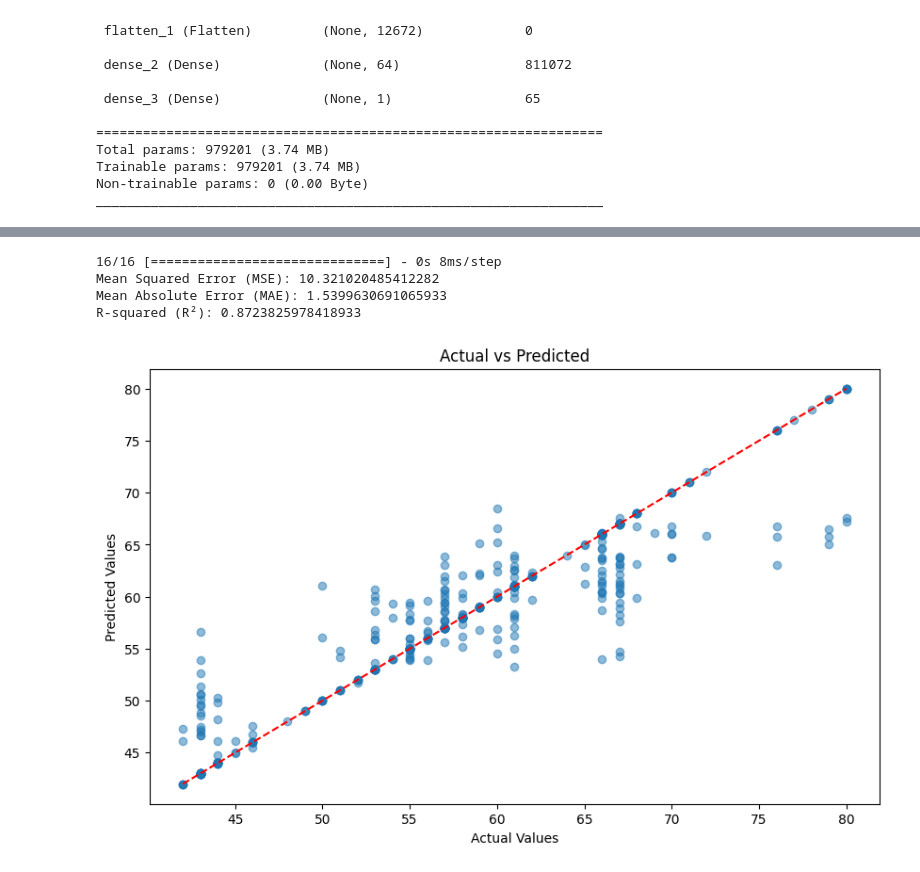
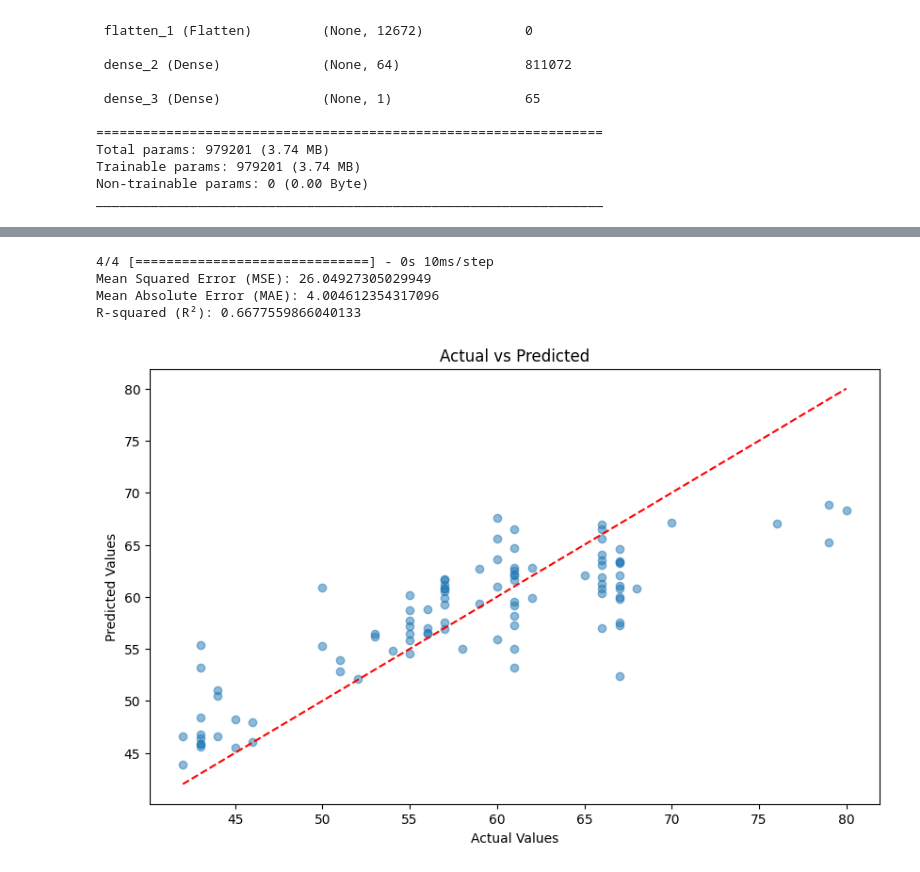
Before and after one commit to Uchan99/AI-Study, a Jupyter notebook: PaperWork/PPG/MIMIC-III_CNN(240817)_20000sample.ipynb, the cells around one changed output, grey strips where cells are left out. Cells and saved outputs as stored; diff of their text form; code cells hidden in the pictures.

```diff
--- a/PaperWork/PPG/MIMIC-III_CNN(240817)_20000sample.ipynb
+++ b/PaperWork/PPG/MIMIC-III_CNN(240817)_20000sample.ipynb
@@ -425,28 +425,28 @@ plt.show()
 # %%
 from sklearn.metrics import mean_squared_error, mean_absolute_error, r2_score
 
-predy = model.predict(X_dbp)
+predy = model.predict(X_test_dbp)
 
 # 평가 지표 계산
-mse = mean_squared_error(y_dbp, predy)
-mae = mean_absolute_error(y_dbp, predy)
-r2 = r2_score(y_dbp, predy)
+mse = mean_squared_error(y_test_dbp, predy)
+mae = mean_absolute_error(y_test_dbp, predy)
+r2 = r2_score(y_test_dbp, predy)
 
 print(f"Mean Squared Error (MSE): {mse}")
 print(f"Mean Absolute Error (MAE): {mae}")
 print(f"R-squared (R²): {r2}")
 
 # 실제값과 예측값 비교 시각화
 plt.figure(figsize=(10, 6))
-plt.scatter(y_dbp, predy, alpha=0.5)
-plt.plot([y_dbp.min(), y_dbp.max()], [y_dbp.min(), y_dbp.max()], 'r--')  # y=x 선
+plt.scatter(y_test_dbp, predy, alpha=0.5)
+plt.plot([y_test_dbp.min(), y_test_dbp.max()], [y_test_dbp.min(), y_test_dbp.max()], 'r--')  # y=x 선
 plt.xlabel('Actual Values')
 plt.ylabel('Predicted Values')
 plt.title('Actual vs Predicted')
 plt.show()
 # %% [output]
-16/16 [==============================] - 0s 8ms/step
-Mean Squared Error (MSE): 10.321020485412282
-Mean Absolute Error (MAE): 1.5399630691065933
-R-squared (R²): 0.8723825978418933
+4/4 [==============================] - 0s 10ms/step
+Mean Squared Error (MSE): 26.04927305029949
+Mean Absolute Error (MAE): 4.004612354317096
+R-squared (R²): 0.6677559866040133
-[figure, old version]
+[figure, new version]
```
Also changed, not shown: parts of 9 cells of this notebook.
